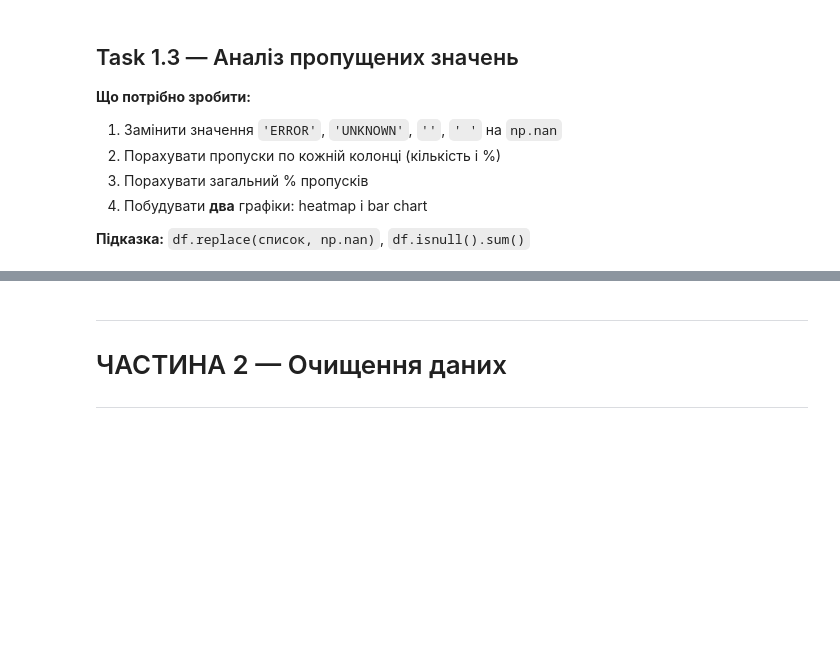
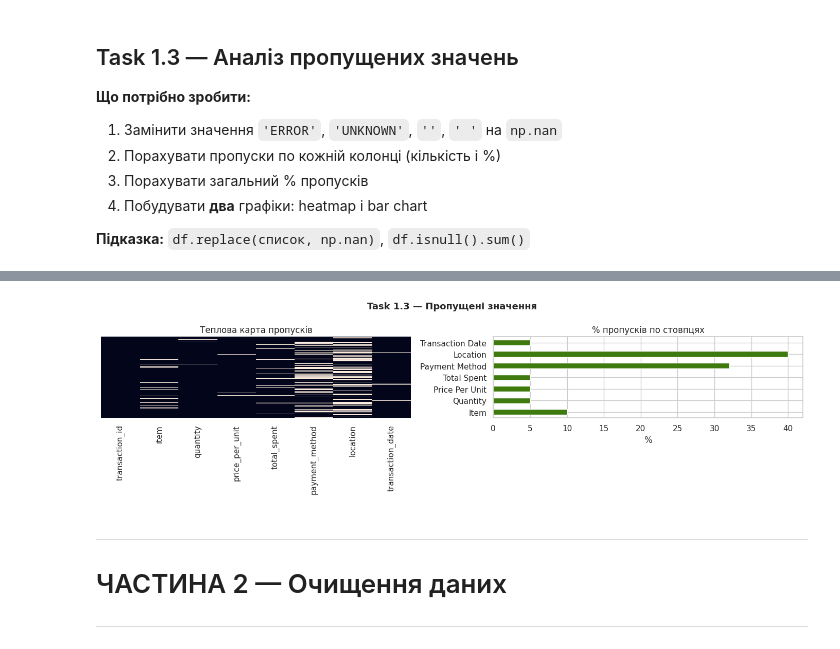
Before and after one commit to ParusSlava/Analysis_Cafe_Sales-, a Jupyter notebook: cafe_eda_workbook_version2.ipynb, the cells around one changed output, grey strips where cells are left out. Cells and saved outputs as stored; diff of their text form; code cells hidden in the pictures; blank space fills up the shorter version.

```diff
--- a/cafe_eda_workbook_version2.ipynb
+++ b/cafe_eda_workbook_version2.ipynb
@@ -40,10 +40,10 @@ sns.set_theme(style='whitegrid', palette='muted')
 
 # ── Вкажіть шлях до вхідного файлу ──────────────────────────
 # FILE_IN = 'data/dirty_cafe_sales.csv'   # локальний варіант
-FILE_IN = ''
+FILE_IN = 'https://raw.githubusercontent.com/ParusSlava/Analysis_Cafe_Sales-/refs/heads/main/data/dirty_cafe_sales.csv'
 
 # ── Вкажіть шлях для збереження чистого файлу ───────────────
 # FILE_OUT = 'data/cafe_sales_clean.csv'  # локальний варіант
-FILE_OUT = 'cafe_sales_clean.csv'
+FILE_OUT = 'cafe_sales_clean_v2.csv'
 
 print('✓ Готово. Починаємо!')
@@ -64,10 +66,10 @@ print('✓ Готово. Починаємо!')
 **Зверніть увагу:** які колонки мають тип `object` замість числових? Чому?
 # %%
 # Завантаження датасету
-df = # ВАШ КОД ТУТ
-df_original = # ВАШ КОД ТУТ  (копія оригіналу)
+df_original = pd.read_csv(FILE_IN)
+df = df_original.copy()
 
-print(f'Розмір: ??? рядків × ??? стовпців')  # замініть ???
+print(f'Розмір: {df.shape[0]} рядків × {df.shape[1]} стовпців')  # замініть ???
 
 # Перші 10 рядків
-# ВАШ КОД ТУТ
+df.head(10)
@@ -118,15 +174,21 @@ print(f'Рядків після видалення: {len(df)}')
 # Крок 1: замінити 'брудні' значення на NaN
 # ВАШ КОД ТУТ
 
+dirty_values = ['ERROR', 'UNKNOWN', 'N/A',''] # dirty_values — список усіх "брудних" значень, які ми бачили раніше в describe() та head()
+df = df.replace(dirty_values, np.nan)  # замінює всі ці значення на справжній NaN одразу по всьому датафрейму.Після цього кроку всі пропуски
+                                       # будуть уніфіковані — і справжні NaN, і замасковані ERROR/UNKNOWN стануть однаковими NaN, з якими pandas вміє працювати коректно.
+
+
 # Крок 2: порахувати пропуски
-missing_count = # ВАШ КОД ТУТ
-missing_pct   = # ВАШ КОД ТУТ  (у відсотках від загальної кількості рядків)
+missing_count = df.isnull().sum()
+
+missing_pct   = (missing_count / len(df) *100).round()
 
 missing_df = pd.DataFrame({'Пропусків': missing_count, '%': missing_pct})
 
 # Показати тільки колонки де є пропуски
-print(missing_df[# ВАШ КОД ТУТ])
+print(missing_df[missing_df['Пропусків'] > 0])
 
 # Крок 3: загальний % пропусків
-total_pct = # ВАШ КОД ТУТ
+total_pct = df.isna().sum().sum() / df.size * 100
 print(f'\nЗагальний % пропусків: {total_pct:.2f}%')
@@ -133,20 +206,24 @@ print(f'\nЗагальний % пропусків: {total_pct:.2f}%')
 # %%
 # Крок 4: візуалізація пропусків
 fig, axes = plt.subplots(1, 2, figsize=(14, 4))
 fig.suptitle('Task 1.3 — Пропущені значення', fontsize=13, fontweight='bold')
 
 # Графік 1: Heatmap пропусків
 # Підказка: sns.heatmap(df.isnull(), cbar=False, ...)
-# ВАШ КОД ТУТ
+sns.heatmap(df.isnull(), cbar=False, yticklabels=False, ax=axes[0])
 axes[0].set_title('Теплова карта пропусків')
 
 # Графік 2: Horizontal bar chart — % пропусків по колонках
 # Підказка: .plot(kind='barh', ax=axes[1], ...)
 # ВАШ КОД ТУТ
+missing_pct[missing_pct > 0].plot(kind='barh', ax=axes[1], color='#3f7a0f')
+axes[1].set_xlabel('%')
 axes[1].set_title('% пропусків по стовпцях')
 
 plt.tight_layout()
 plt.show()
+# %% [output]
+[figure, added]
 # %% [markdown]
 ---
 # ЧАСТИНА 2 — Очищення даних
```
Also changed, not shown: parts of 13 cells of this notebook.
